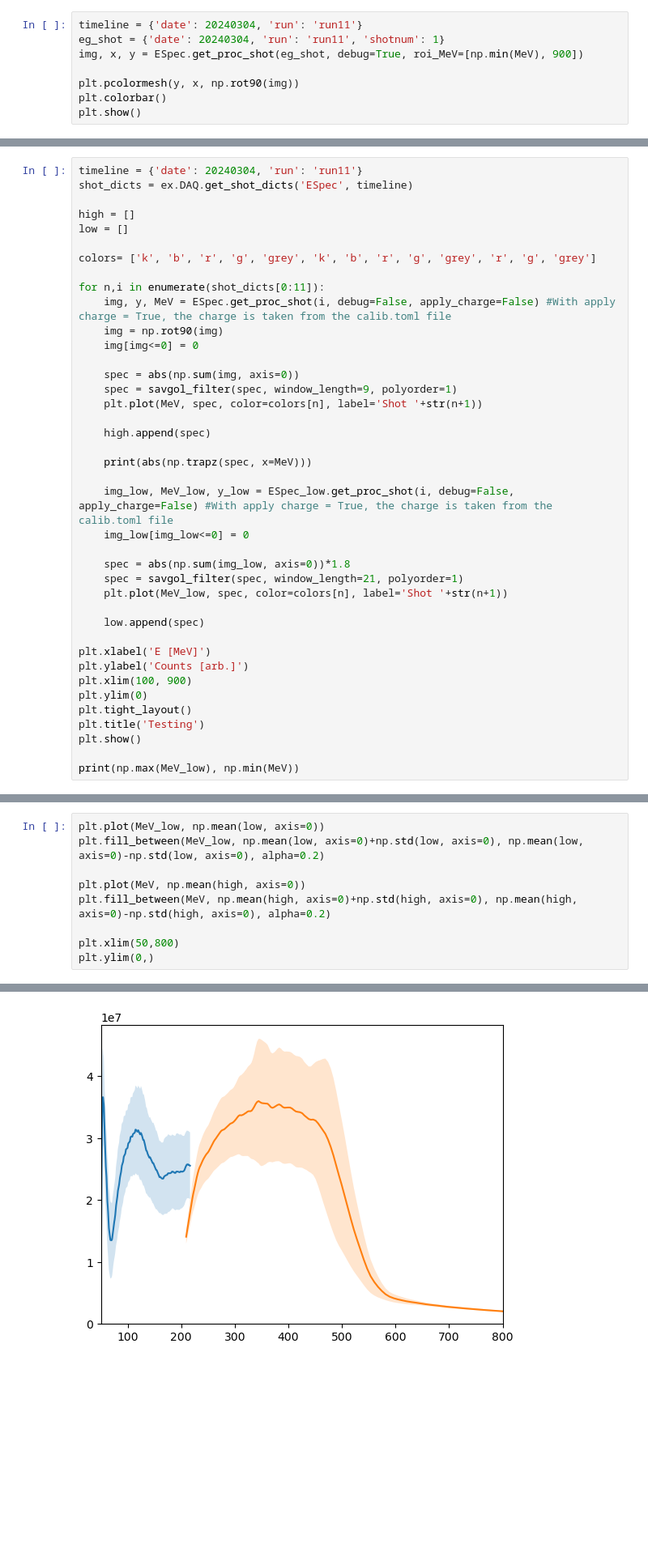
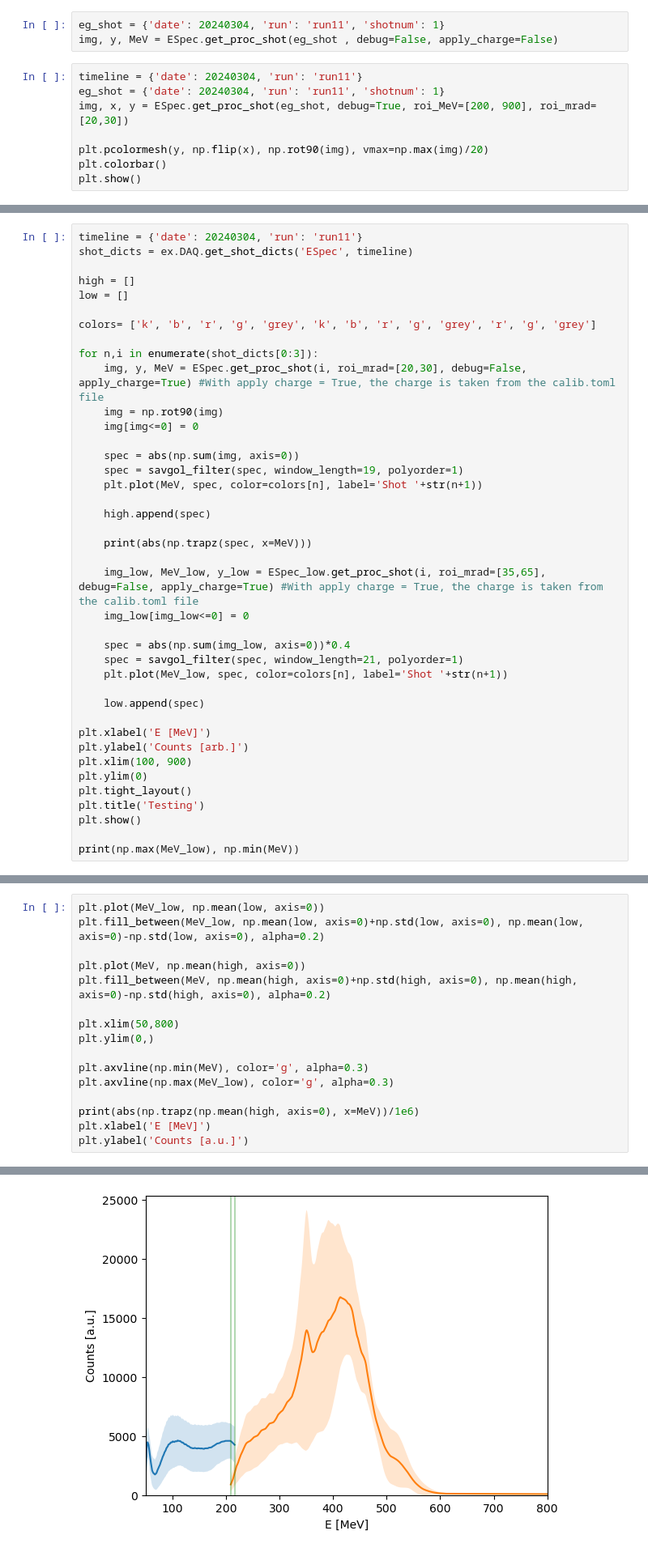
Before and after one commit to cmcanespie01/Gemini_cells_2024, a Jupyter notebook: scripts/ESpec/Espec_plotting.ipynb, the cells around one changed output, grey strips where cells are left out. Shown at 81% size. Drawn from its saved outputs; the diff is of its cells as text; blank space fills up the shorter version.

```diff
--- a/scripts/ESpec/Espec_plotting.ipynb
+++ b/scripts/ESpec/Espec_plotting.ipynb
@@ -55,11 +55,14 @@ plt.show()
 # %% [markdown]
 # Plot an individual shot (Now High first)
+# %%
+eg_shot = {'date': 20240304, 'run': 'run11', 'shotnum': 1}
+img, y, MeV = ESpec.get_proc_shot(eg_shot , debug=False, apply_charge=False)
 # %%
 timeline = {'date': 20240304, 'run': 'run11'}
 eg_shot = {'date': 20240304, 'run': 'run11', 'shotnum': 1}
-img, x, y = ESpec.get_proc_shot(eg_shot, debug=True, roi_MeV=[np.min(MeV), 900])
+img, x, y = ESpec.get_proc_shot(eg_shot, debug=True, roi_MeV=[200, 900], roi_mrad=[20,30])
 
-plt.pcolormesh(y, x, np.rot90(img))
+plt.pcolormesh(y, np.flip(x), np.rot90(img), vmax=np.max(img)/20)
 plt.colorbar()
 plt.show()
 # %% [output]
@@ -78,23 +85,23 @@ low = []
 
 colors= ['k', 'b', 'r', 'g', 'grey', 'k', 'b', 'r', 'g', 'grey', 'r', 'g', 'grey']
 
-for n,i in enumerate(shot_dicts[0:11]):
-    img, y, MeV = ESpec.get_proc_shot(i, debug=False, apply_charge=False) #With apply charge = True, the charge is taken from the calib.toml file
+for n,i in enumerate(shot_dicts[0:3]):
+    img, y, MeV = ESpec.get_proc_shot(i, roi_mrad=[20,30], debug=False, apply_charge=True) #With apply charge = True, the charge is taken from the calib.toml file
     img = np.rot90(img)
     img[img<=0] = 0
 
     spec = abs(np.sum(img, axis=0))
-    spec = savgol_filter(spec, window_length=9, polyorder=1)
+    spec = savgol_filter(spec, window_length=19, polyorder=1)
     plt.plot(MeV, spec, color=colors[n], label='Shot '+str(n+1))
 
     high.append(spec)
 
     print(abs(np.trapz(spec, x=MeV)))
 
-    img_low, MeV_low, y_low = ESpec_low.get_proc_shot(i, debug=False, apply_charge=False) #With apply charge = True, the charge is taken from the calib.toml file
+    img_low, MeV_low, y_low = ESpec_low.get_proc_shot(i, roi_mrad=[35,65], debug=False, apply_charge=True) #With apply charge = True, the charge is taken from the calib.toml file
     img_low[img_low<=0] = 0
 
-    spec = abs(np.sum(img_low, axis=0))*1.8
+    spec = abs(np.sum(img_low, axis=0))*0.4
     spec = savgol_filter(spec, window_length=21, polyorder=1)
     plt.plot(MeV_low, spec, color=colors[n], label='Shot '+str(n+1))
 
@@ -132,4 +131,11 @@ plt.fill_between(MeV, np.mean(high, axis=0)+np.std(high, axis=0), np.mean(high,
 
 plt.xlim(50,800)
 plt.ylim(0,)
+
+plt.axvline(np.min(MeV), color='g', alpha=0.3)
+plt.axvline(np.max(MeV_low), color='g', alpha=0.3)
+
+print(abs(np.trapz(np.mean(high, axis=0), x=MeV))/1e6)
+plt.xlabel('E [MeV]')
+plt.ylabel('Counts [a.u.]')
 # %% [output]
@@ -137 +144 @@ plt.ylim(0,)
-[figure, old version]
+[figure, new version]
```
Also changed, not shown: parts of 4 cells of this notebook, 6 other files.
